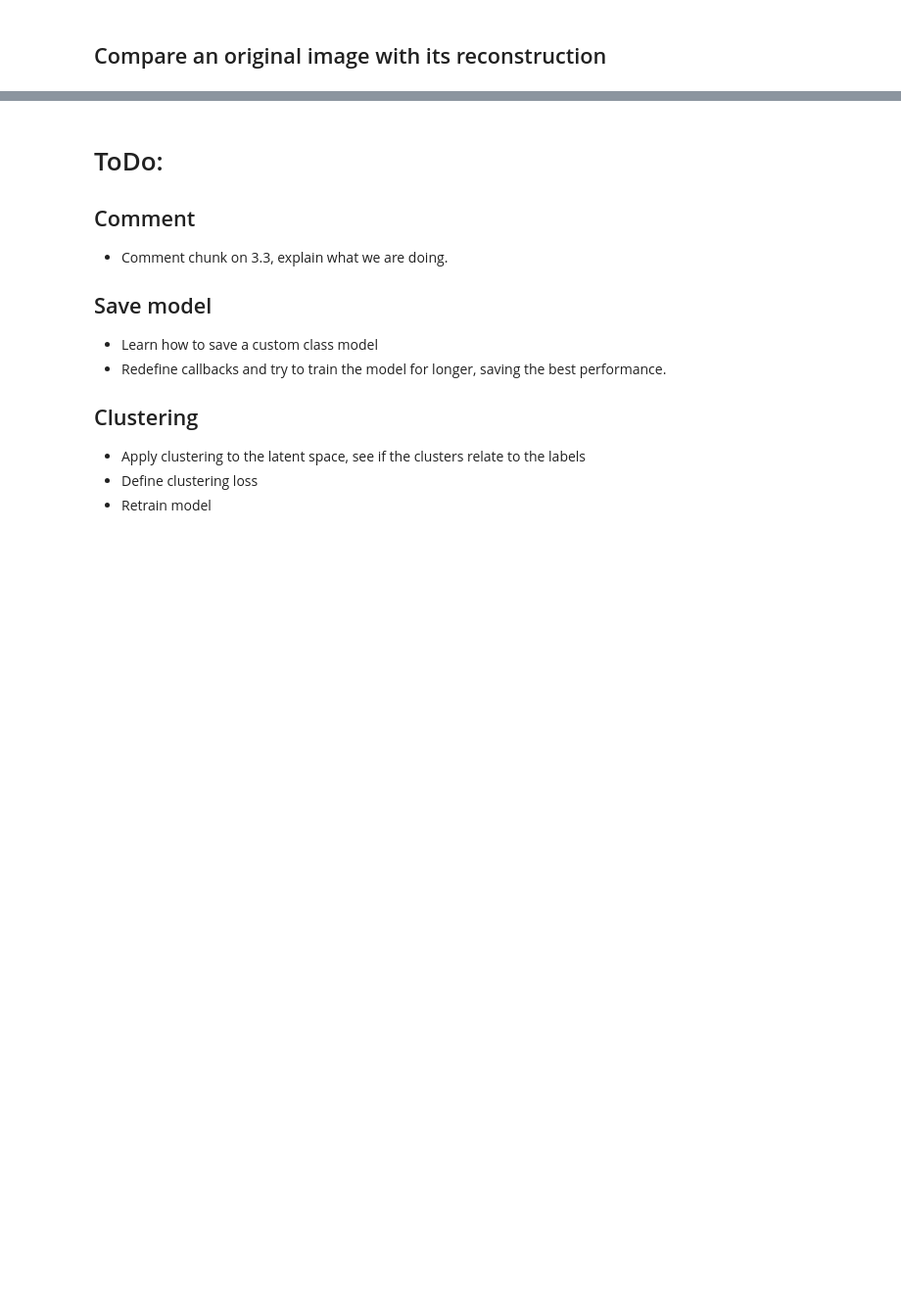
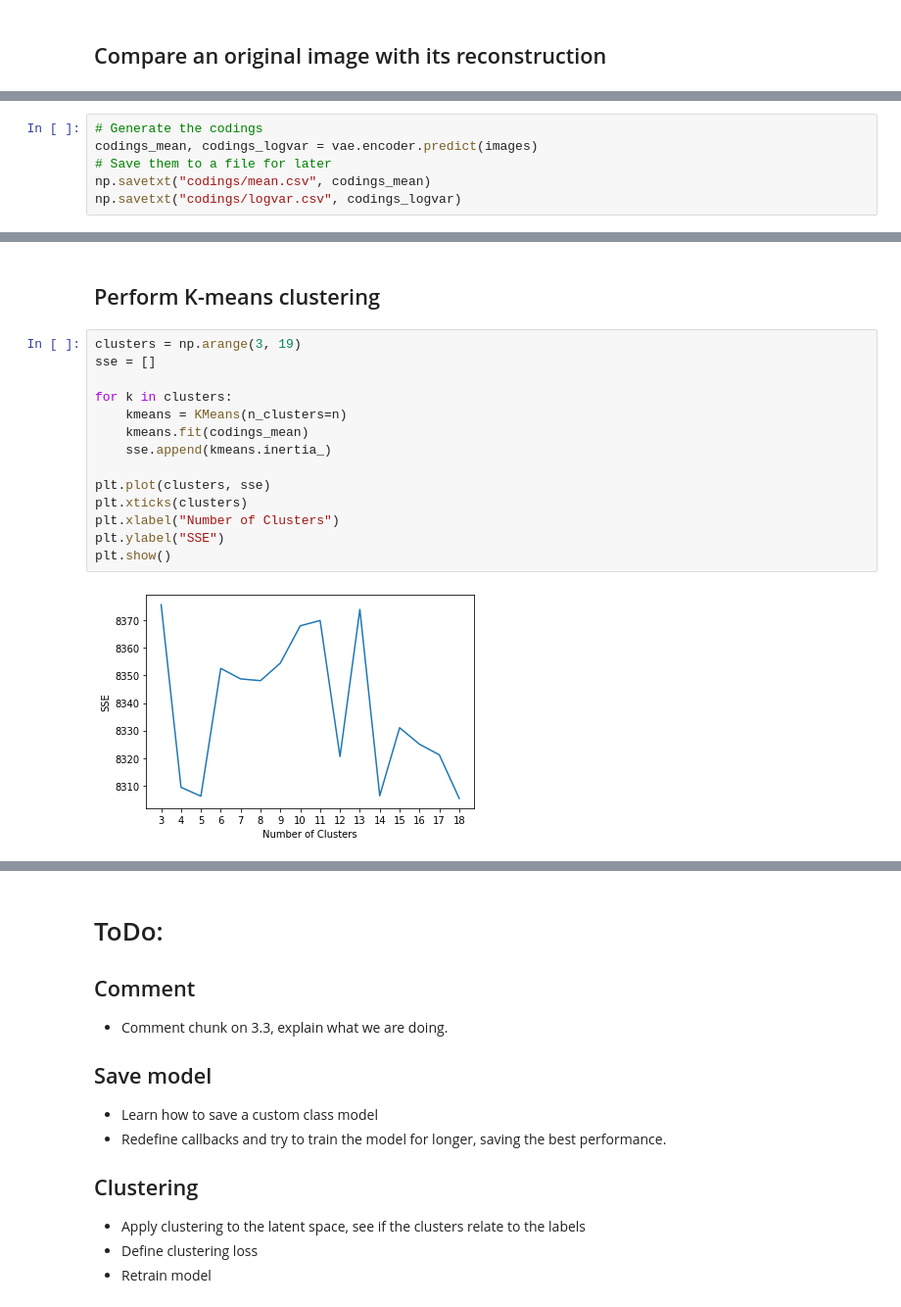
Before and after one commit to carlescn/MSc_bioinformatics_thesis, a Jupyter notebook: MNIST_clustering_VAE/MNIST_clustering_VAE.ipynb, the cells around one changed output, grey strips where cells are left out. Shown: that part at 98% size. Saved outputs shown, nothing was run; the diff lists cells and outputs as text; blank space fills up the shorter version.

Commit message:
Save model weights. Try k-means clustering.

```diff
--- a/MNIST_clustering_VAE/MNIST_clustering_VAE.ipynb
+++ b/MNIST_clustering_VAE/MNIST_clustering_VAE.ipynb
@@ -348,0 +360,6 @@ z_mean, z_logvar, z
+# %%
+# Generate the codings
+codings_mean, codings_logvar = vae.encoder.predict(images)
+# Save them to a file for later
+np.savetxt("codings/mean.csv", codings_mean)
+np.savetxt("codings/logvar.csv", codings_logvar)
@@ -348,0 +368,18 @@ z_mean, z_logvar, z
+# %% [markdown]
+## Perform K-means clustering
+# %%
+clusters = np.arange(3, 19)
+sse = []
+
+for k in clusters:
+    kmeans = KMeans(n_clusters=n)
+    kmeans.fit(codings_mean)
+    sse.append(kmeans.inertia_)
+
+plt.plot(clusters, sse)
+plt.xticks(clusters)
+plt.xlabel("Number of Clusters")
+plt.ylabel("SSE")
+plt.show()
+# %% [output]
+[figure, added]
```
Also changed, not shown: parts of 11 cells of this notebook, 5 other files.
